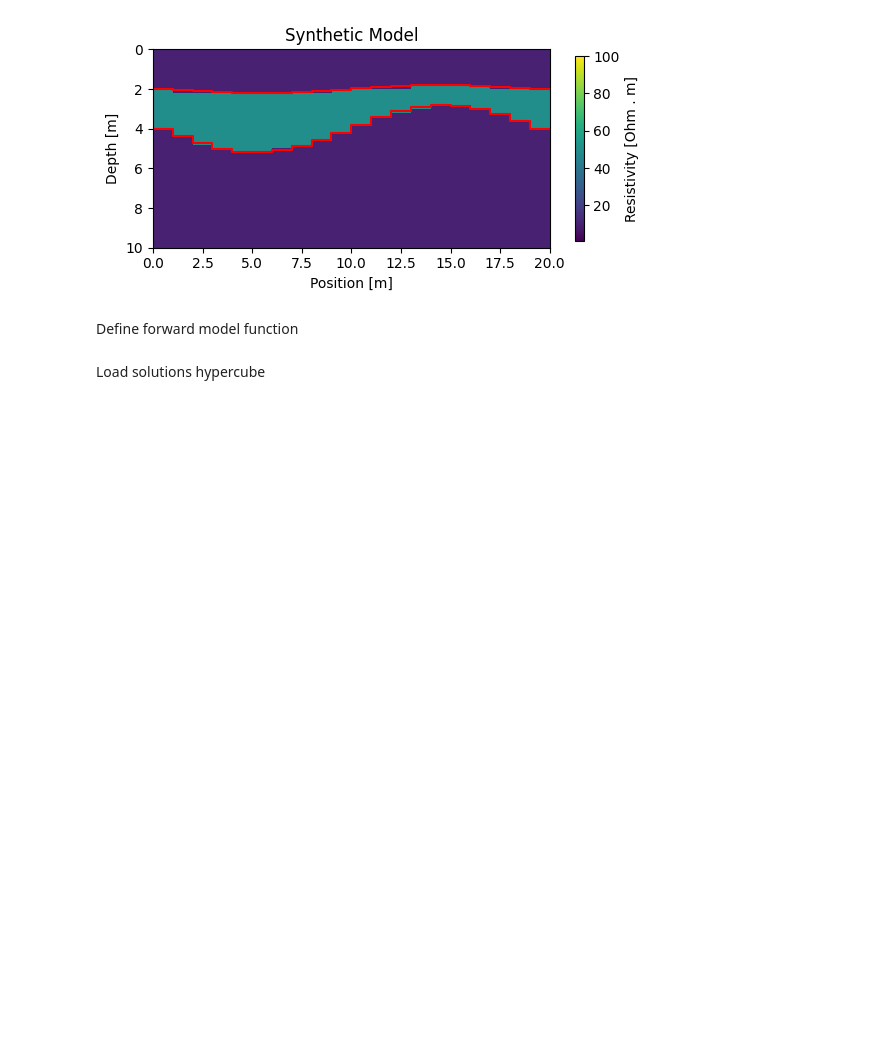
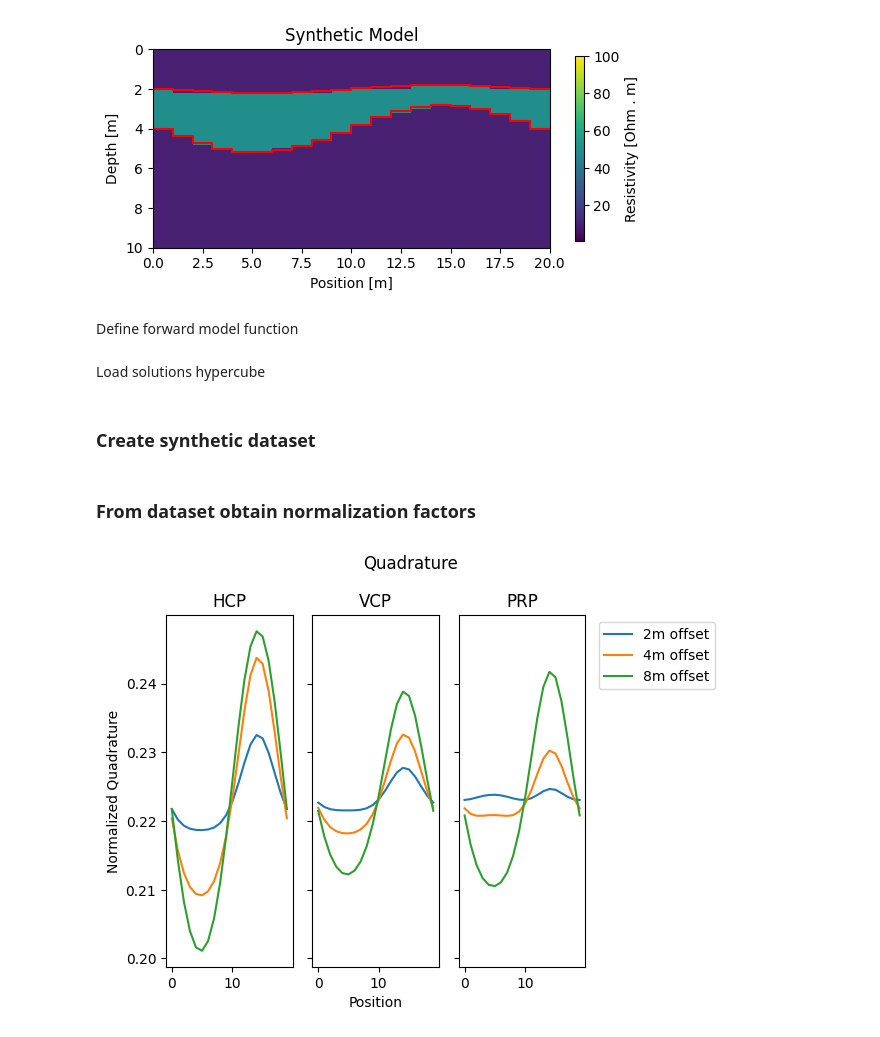
Before and after one commit to mariacarrizo/EMInversion, a Jupyter notebook: GlobalInversion/GridSearchResults.ipynb, the cells around one changed output. Drawn from its saved outputs; the diff is of its cells as text; code cells hidden in the pictures; blank space fills up the shorter version.

Commit message:
updated normalization

```diff
--- a/GlobalInversion/GridSearchResults.ipynb
+++ b/GlobalInversion/GridSearchResults.ipynb
@@ -105,16 +111,30 @@ def EMforward(x):
     res_ground = np.array(x[2:])
     res_air = np.array([2e14])
     resx = np.hstack((res_air, res_ground))
-    HCP = empymod.loop(Hsource, Hreceivers, depthx, resx, freq, xdirect=None, mrec = 'loop', verb=0)
-    VCP = empymod.loop(Vsource, Vreceivers, depthx, resx, freq, xdirect=None, mrec = 'loop', verb=0)
-    PRP = empymod.loop(Hsource, Preceivers, depthx, resx, freq, xdirect=None, mrec = 'loop', verb=0)
-    Z = np.hstack((HCP, VCP, PRP))
-    return Z
+    HCP_Hs = -empymod.loop(Hsource, Hreceivers, depthx, resx, freq, xdirect=None, mrec = 'loop',verb=0)
+    VCP_Hs = empymod.loop(Vsource, Vreceivers, depthx, resx, freq, xdirect=None, mrec = 'loop', verb=0)
+    PRP_Hs = empymod.dipole(Psource, Preceivers, depthx, resx, freq, ab=64, xdirect=None, verb=0)
+
+    HCP_Hp = empymod.loop(Hsource, Hreceivers, depth=[], res=[2e14], freqtime=freq, mrec = 'loop', verb=0)
+    VCP_Hp = empymod.loop(Vsource, Vreceivers, depth=[], res=[2e14], freqtime=freq, mrec = 'loop', verb=0)
+    PRP_Hp = empymod.dipole(Psource, Preceivers, depth=[], res=[2e14], freqtime=freq, ab=66, verb=0)
+
+    Q_HCP = np.imag(HCP_Hs/HCP_Hp)
+    Q_VCP = np.imag(VCP_Hs/VCP_Hp)
+    Q_PRP = np.imag(PRP_Hs/PRP_Hp)
+
+    P_HCP = np.real(HCP_Hs/HCP_Hp)
+    P_VCP = np.real(VCP_Hs/VCP_Hp)
+    P_PRP = np.real(PRP_Hs/PRP_Hp)
+
+    return np.hstack((Q_HCP, Q_VCP, Q_PRP, P_HCP, P_VCP, P_PRP))
 # %% [markdown]
 Load solutions hypercube
 # %%
 Responses_0to11 = np.load('Results_is1_0to11.npy')
 Responses_11to21 = np.load('Results_is1_11to21.npy')
+# %% [markdown]
+### Create synthetic dataset
 # %%
 # Inputs for inversion:
 
@@ -134,0 +151,2 @@ relativeError = np.ones_like(data[0]) * error
+# %% [markdown]
+### From dataset obtain normalization factors
@@ -134,0 +213,24 @@ relativeError = np.ones_like(data[0]) * error
+# %%
+fig, (ax1, ax2, ax3) = plt.subplots(1,3, sharey=True)
+
+ax1.plot(Q_HCP_2/L2_Q_HCP_2, label='HCP 2')
+ax1.plot(Q_HCP_4/L2_Q_HCP_4, label='HCP 4')
+ax1.plot(Q_HCP_8/L2_Q_HCP_8, label='HCP 8')
+ax1.set_title('HCP')
+
+ax2.plot(Q_VCP_2/L2_Q_VCP_2, label='VCP 2')
+ax2.plot(Q_VCP_4/L2_Q_VCP_4, label='VCP 4')
+ax2.plot(Q_VCP_8/L2_Q_VCP_8, label='VCP 8')
+ax2.set_title('VCP')
+
+ax3.plot(Q_PRP_2/L2_Q_PRP_2, label='2m offset')
+ax3.plot(Q_PRP_4/L2_Q_PRP_4, label='4m offset')
+ax3.plot(Q_PRP_8/L2_Q_PRP_8, label='8m offset')
+ax3.set_title('PRP')
+ax3.legend(bbox_to_anchor=(1.05, 1.0), loc='upper left')
+ax2.set_xlabel('Position')
+ax1.set_ylabel('Normalized Quadrature')
+fig.suptitle('Quadrature')
+plt.tight_layout()
+# %% [output]
+[figure, added]
```
Also changed, not shown: parts of 22 cells of this notebook.
